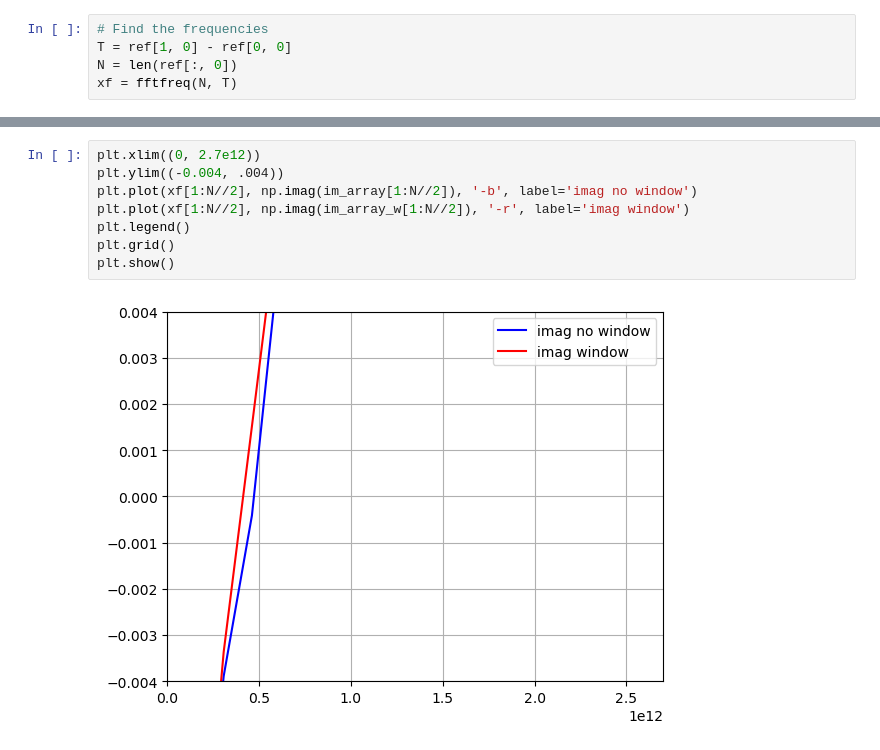
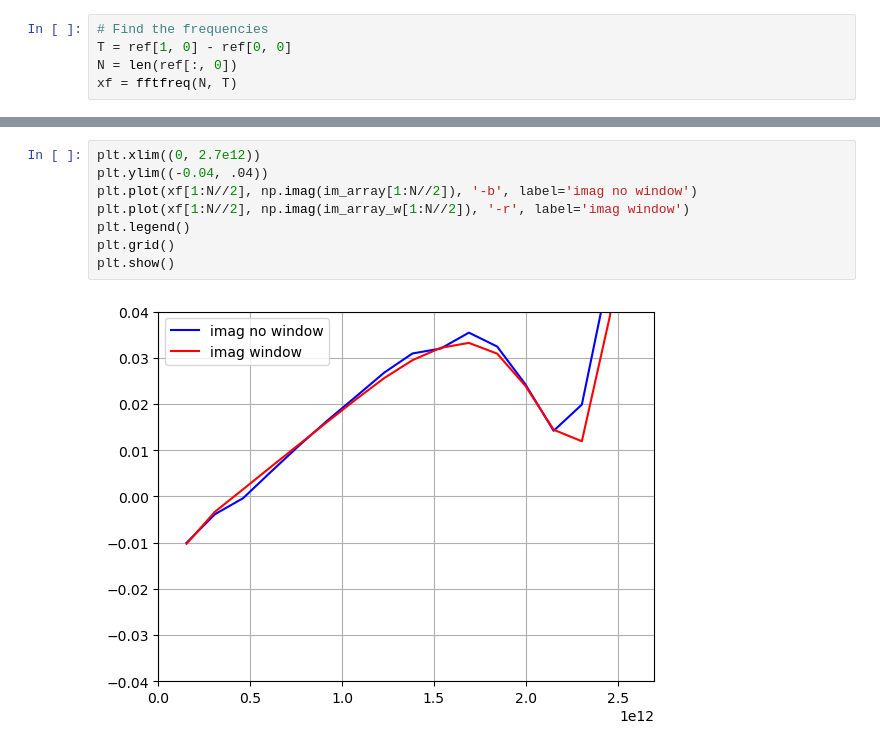
Before and after one commit to sebranchett/cheme-om-fft, a Jupyter notebook: FFT_data_no_factor.ipynb, the cells around one changed output, grey strips where cells are left out. Cells and saved outputs as stored; diff of their text form.

```diff
--- a/FFT_data_no_factor.ipynb
+++ b/FFT_data_no_factor.ipynb
@@ -137,10 +137,10 @@ plt.show()
 # %%
 plt.xlim((0, 2.7e12))
-plt.ylim((-0.004, .004))
+plt.ylim((-0.04, .04))
 plt.plot(xf[1:N//2], np.imag(im_array[1:N//2]), '-b', label='imag no window')
 plt.plot(xf[1:N//2], np.imag(im_array_w[1:N//2]), '-r', label='imag window')
 plt.legend()
 plt.grid()
 plt.show()
 # %% [output]
-[figure, old version]
+[figure, new version]
```
Also changed, not shown: parts of 5 cells of this notebook, 1 other file.
